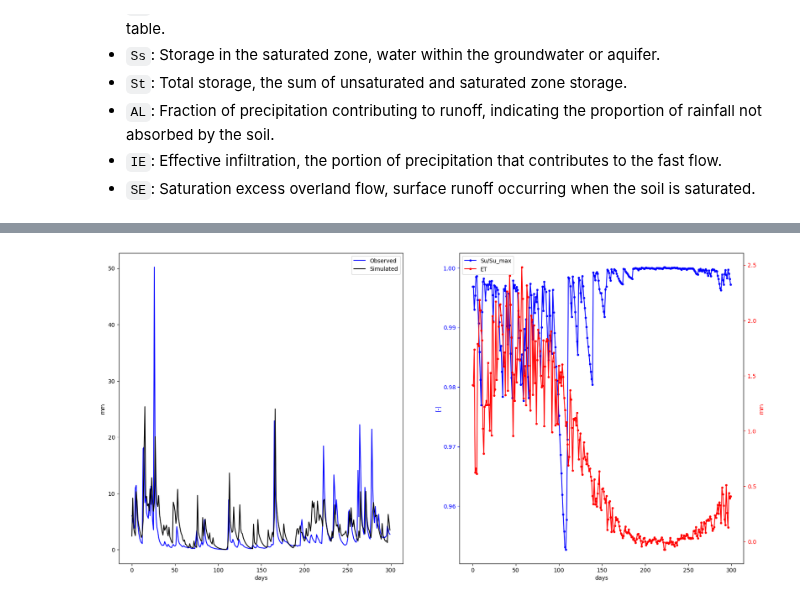
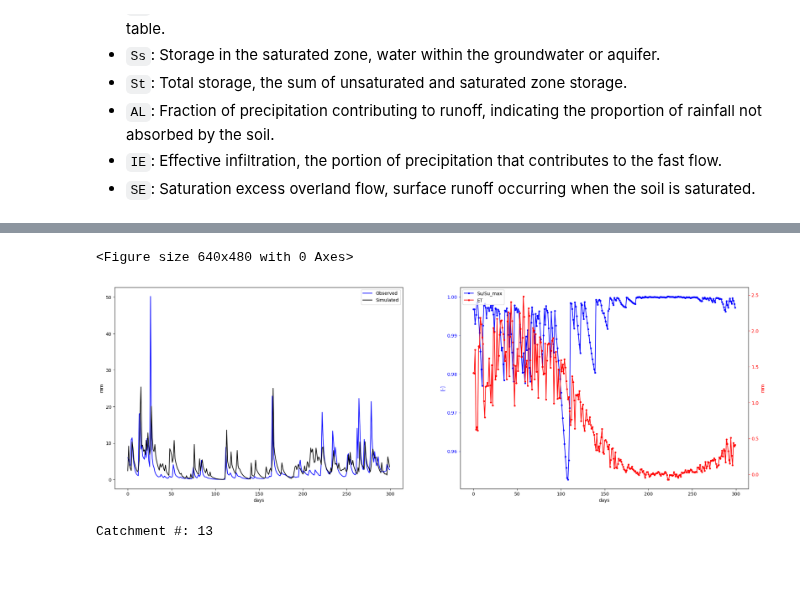
Before and after one commit to atdunwoody/EcoHydro, a Jupyter notebook: CIVE 625/Lab 2/Lab2.ipynb, the cells around one changed output, grey strips where cells are left out. Saved outputs shown, nothing was run; the diff lists cells and outputs as text; code cells hidden in the pictures; blank space fills up the shorter version.

Commit message:
CIVE625 Lab 2: both catchments plotted

```diff
--- a/CIVE 625/Lab 2/Lab2.ipynb
+++ b/CIVE 625/Lab 2/Lab2.ipynb
@@ -102,48 +102,50 @@ E_RC = (Delta * Rn_RC + rho_air * cp * D / ra) / (Delta + gamma * (1 + rs / ra))
 E_RC_mm = E_RC * Wm2_mm
 Rn_RC_mm = Rn_RC * Wm2_mm
 # %%
-from_index = 500
-to_index = 800
-pick_catchment = 7  # Python indexing starts from 0
 
-INPUT = np.zeros((Precip.shape[0], 2))
-INPUT[:, 0] = Precip[:, pick_catchment]
-INPUT[:, 1] = E_RC_mm[:, pick_catchment]
+catchment_list = [7,12]
 
-PAR = [50, 450, 5, 1]  # Parameters
-Su_max = PAR[1]
-
-Ea, QF, R, QS, QT, Sf, Su, Ss, St, AL, IE, SE = tm.toymodel(INPUT, PAR)
+for pick_catchment in catchment_list:
+    from_index = 500
+    to_index = 800
 
 
+    INPUT = np.zeros((Precip.shape[0], 2))
+    INPUT[:, 0] = Precip[:, pick_catchment]
+    INPUT[:, 1] = E_RC_mm[:, pick_catchment]
+
+    PAR = [50, 450, 5, 1]  # Parameters
+    Su_max = PAR[1]
+
+    Ea, QF, R, QS, QT, Sf, Su, Ss, St, AL, IE, SE = tm.toymodel(INPUT, PAR)
+
+    plt.figure(1)
+    plt.figure(figsize=(25, 8))  # Width, Height in inches
+    plt.clf()
+
+    plt.subplot(1, 2, 1)
+    plt.plot(Q[from_index:to_index, pick_catchment], '-b', label='Observed')
+    plt.plot(QT[from_index:to_index], '-k', label='Simulated')
+    plt.legend()
+    plt.ylabel('mm')
+    plt.xlabel('days')
+
+    plt.subplot(1, 2, 2)
+    plt.xlabel('days')
+    p1, = plt.plot(Su[from_index:to_index] / Su_max, '.-b', label='Su/Su_max')
+    plt.ylabel('[-]', color='b')  # Set y-label color to blue to match the data
+    plt.tick_params(axis='y', colors='b')  # Set tick color to blue to match the data
+    ax2 = plt.twinx()
+    p2, = ax2.plot(Ea[from_index:to_index], '.-r', label='ET')
+    ax2.set_ylabel('mm', color='r')  # Set y-label color to red to match the data
+    ax2.tick_params(axis='y', colors='r')  # Set tick color to red to match the data
+    handles = [p1, p2]
+    labels = [h.get_label() for h in handles]
+    plt.legend(handles, labels, loc='upper left')
+    print(f"Catchment #: {pick_catchment + 1}")
+    plt.savefig(f'Results\Catchment {pick_catchment + 1}.png')
+    plt.show()
 
 
-plt.figure(1)
-plt.figure(figsize=(20, 10))  # Width, Height in inches
-plt.clf()
-
-plt.subplot(1, 2, 1)
-plt.plot(Q[from_index:to_index, pick_catchment], '-b', label='Observed')
-plt.plot(QT[from_index:to_index], '-k', label='Simulated')
-plt.legend()
-plt.ylabel('mm')
-plt.xlabel('days')
-
-plt.subplot(1, 2, 2)
-plt.xlabel('days')
-p1, = plt.plot(Su[from_index:to_index] / Su_max, '.-b', label='Su/Su_max')
-plt.ylabel('[-]', color='b')  # Set y-label color to blue to match the data
-plt.tick_params(axis='y', colors='b')  # Set tick color to blue to match the data
-ax2 = plt.twinx()
-p2, = ax2.plot(Ea[from_index:to_index], '.-r', label='ET')
-ax2.set_ylabel('mm', color='r')  # Set y-label color to red to match the data
-ax2.tick_params(axis='y', colors='r')  # Set tick color to red to match the data
-handles = [p1, p2]
-labels = [h.get_label() for h in handles]
-plt.legend(handles, labels, loc='upper left')
-
-plt.show()
-
 #save plt to CIVE 625\Lab 2\Results\Catchment 13.png
-#plt.savefig('CIVE 625\Lab 2\Results\Catchment 13.png')
 # %% [output]
@@ -151 +153,3 @@ plt.show()
+<Figure size 640x480 with 0 Axes>
-[figure, old version]
+[figure, new version]
+Catchment #: 13
```
Also changed, not shown: parts of 1 cell of this notebook, 3 other files.
